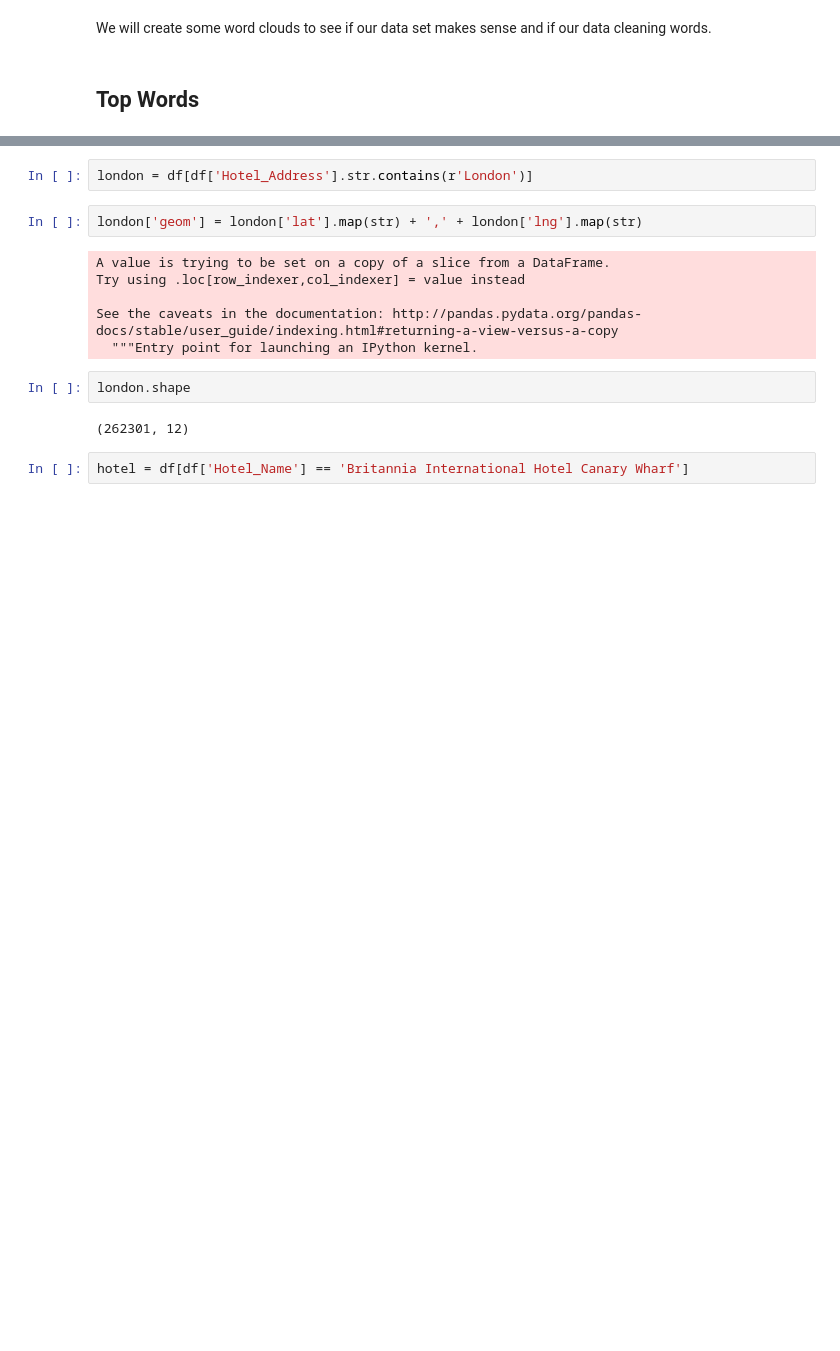
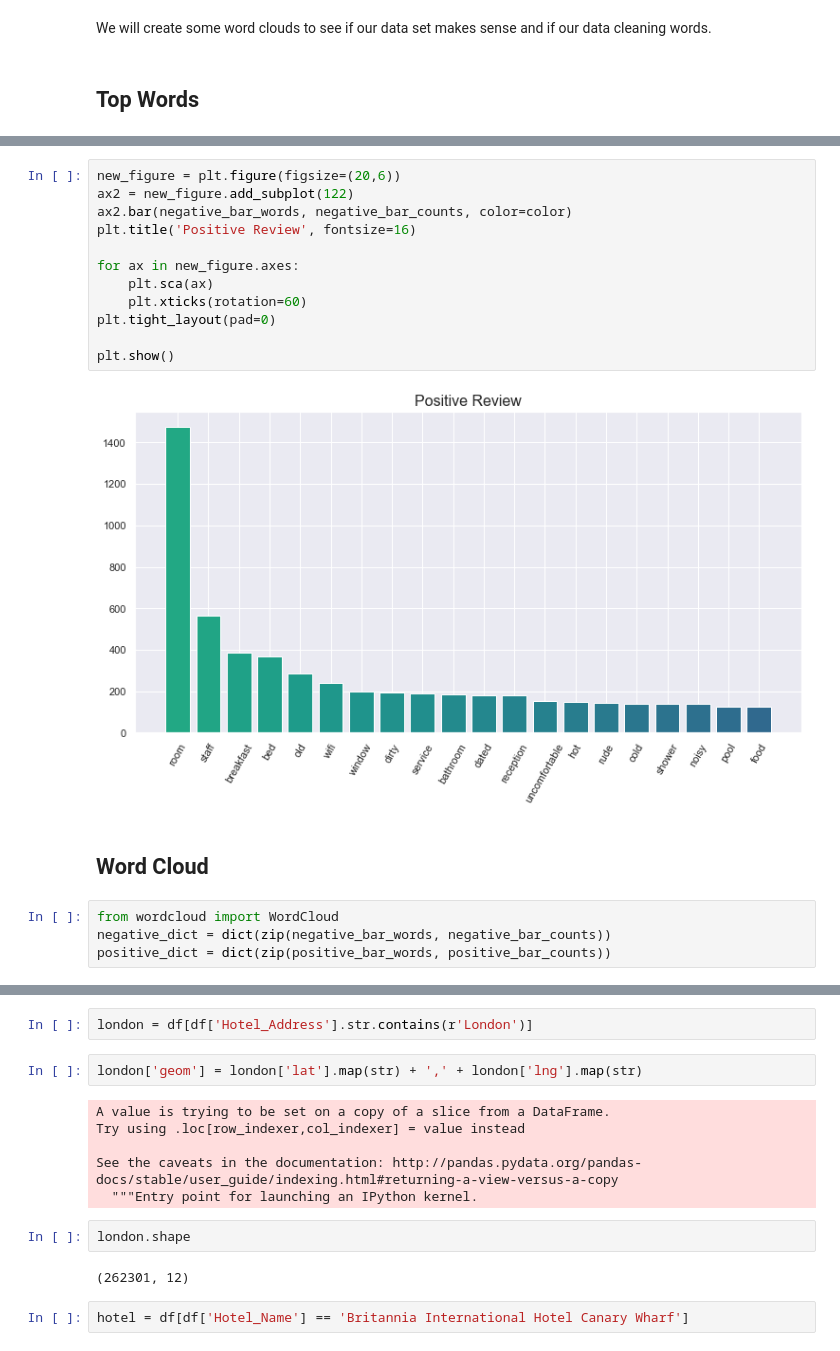
Before and after one commit to ismael-araujo/Hotel-Reviews-Analysis-Using-NLP, a Jupyter notebook: preprossessing/eda.ipynb, the cells around one changed output, grey strips where cells are left out. Cells and saved outputs as stored; diff of their text form; blank space fills up the shorter version.

```diff
--- a/preprossessing/eda.ipynb
+++ b/preprossessing/eda.ipynb
@@ -66,0 +267,20 @@ dtype: int64
+# %%
+new_figure = plt.figure(figsize=(20,6))
+ax2 = new_figure.add_subplot(122)
+ax2.bar(negative_bar_words, negative_bar_counts, color=color)
+plt.title('Positive Review', fontsize=16)
+
+for ax in new_figure.axes:
+    plt.sca(ax)
+    plt.xticks(rotation=60)
+plt.tight_layout(pad=0)
+
+plt.show()
+# %% [output]
+[figure, added]
+# %% [markdown]
+## Word Cloud
+# %%
+from wordcloud import WordCloud
+negative_dict = dict(zip(negative_bar_words, negative_bar_counts))
+positive_dict = dict(zip(positive_bar_words, positive_bar_counts))
```
Also changed, not shown: parts of 36 cells of this notebook, 7 other files.
